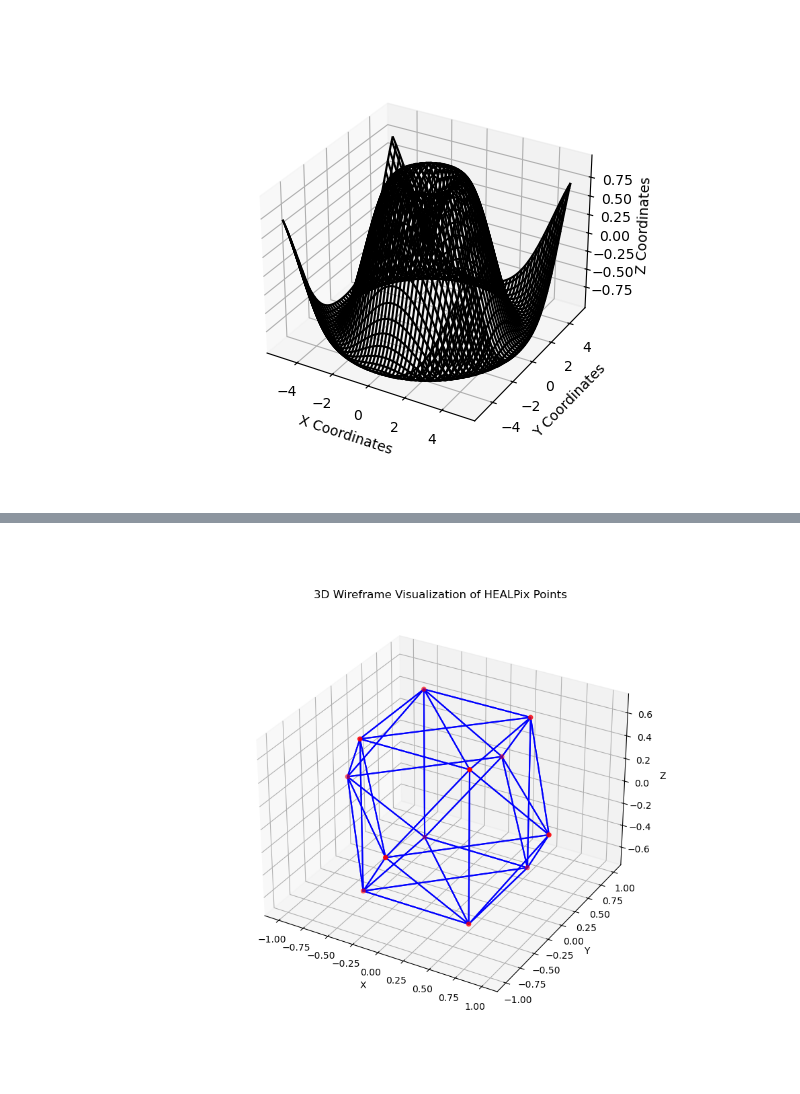
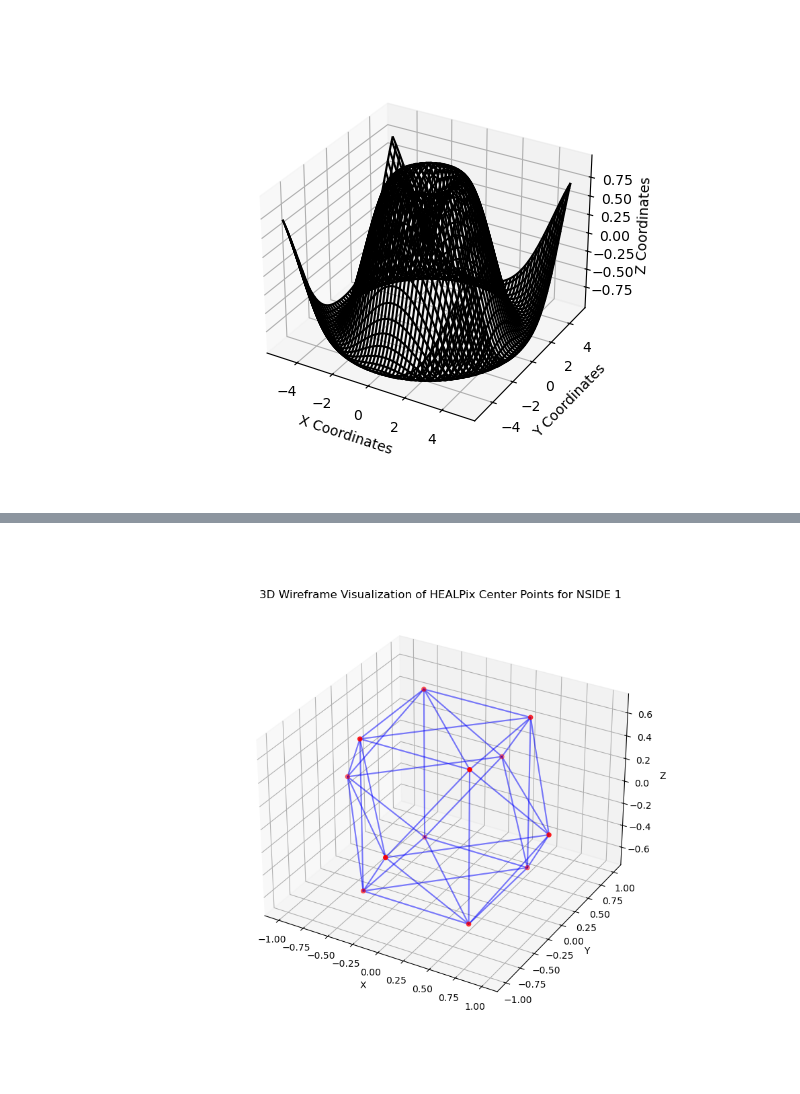
Before and after one commit to ioanazelko/isrf, a Jupyter notebook: isrf/plotting.ipynb, the cells around one changed output, grey strips where cells are left out. Drawn from its saved outputs; the diff is of its cells as text; code cells hidden in the pictures.

```diff
--- a/isrf/plotting.ipynb
+++ b/isrf/plotting.ipynb
@@ -22,7 +15,7 @@ coordinates = [
 ]
 
 # Convert to Cartesian coordinates for plotting
-points = np.array([galactic_to_cartesian(*coord) for coord in coordinates])
+points = np.array([utils.galactic_to_cartesian(*coord) for coord in coordinates])
 
 # Plot points
 fig = plt.figure()
@@ -230,39 +137,40 @@ nside = 1  # Lower nside for clarity in visual connections
 npix = hp.nside2npix(nside)
 
 # Get the coordinates of the HEALPix pixels
-theta, phi = hp.pix2ang(nside, np.arange(npix))
+l, b = hp.pix2ang(nside, np.arange(npix), lonlat=True)
 
-# Convert spherical coordinates to Cartesian coordinates for 3D plotting
-x = np.sin(theta) * np.cos(phi)
-y = np.sin(theta) * np.sin(phi)
-z = np.cos(theta)
+# Convert Galactic coordinates to Cartesian coordinates for 3D plotting
+x, y, z = utils.galactic_to_cartesian( l,b, 1)
+
 
 # Prepare a 3D plot
 fig = plt.figure(figsize=(10, 8))
 ax = fig.add_subplot(111, projection='3d')
 
 # Plot each pixel's neighbors
 for pix in range(npix):
 
     neighbors = hp.get_all_neighbours(nside, pix)
     x_cent, y_cent, z_cent = x[pix], y[pix], z[pix]
 
     for neigh in neighbors:
         if neigh < 0:  # Skip non-existing neighbors (might happen at the borders)
             continue
         # Connect current point to its neighbor
-        ax.plot([x_cent, x[neigh]], [y_cent, y[neigh]], [z_cent, z[neigh]], 'blue')  # Color blue
+        ax.plot([x_cent, x[neigh]], [y_cent, y[neigh]], [z_cent, z[neigh]], 'blue', alpha= 0.3)  # Color blue
 
 # Scatter plot for point visualization (optional, for clarity)
 ax.scatter(x, y, z, color='red', s=20)  # Color red, larger point size for visibility
 
+# Set the aspect of the plot to be equal
+# ax.set_box_aspect([1,1,1])
 # Enhance the plot
 ax.set_xlabel('X')
 ax.set_ylabel('Y')
 ax.set_zlabel('Z')
-ax.set_title('3D Wireframe Visualization of HEALPix Points')
+ax.set_title('3D Wireframe Visualization of HEALPix Center Points for NSIDE '+str(nside))
 ax.grid(True)
 
 plt.show()
 # %% [output]
-[figure, old version]
+[figure, new version]
```
Also changed, not shown: parts of 7 cells of this notebook, 2 other files.
